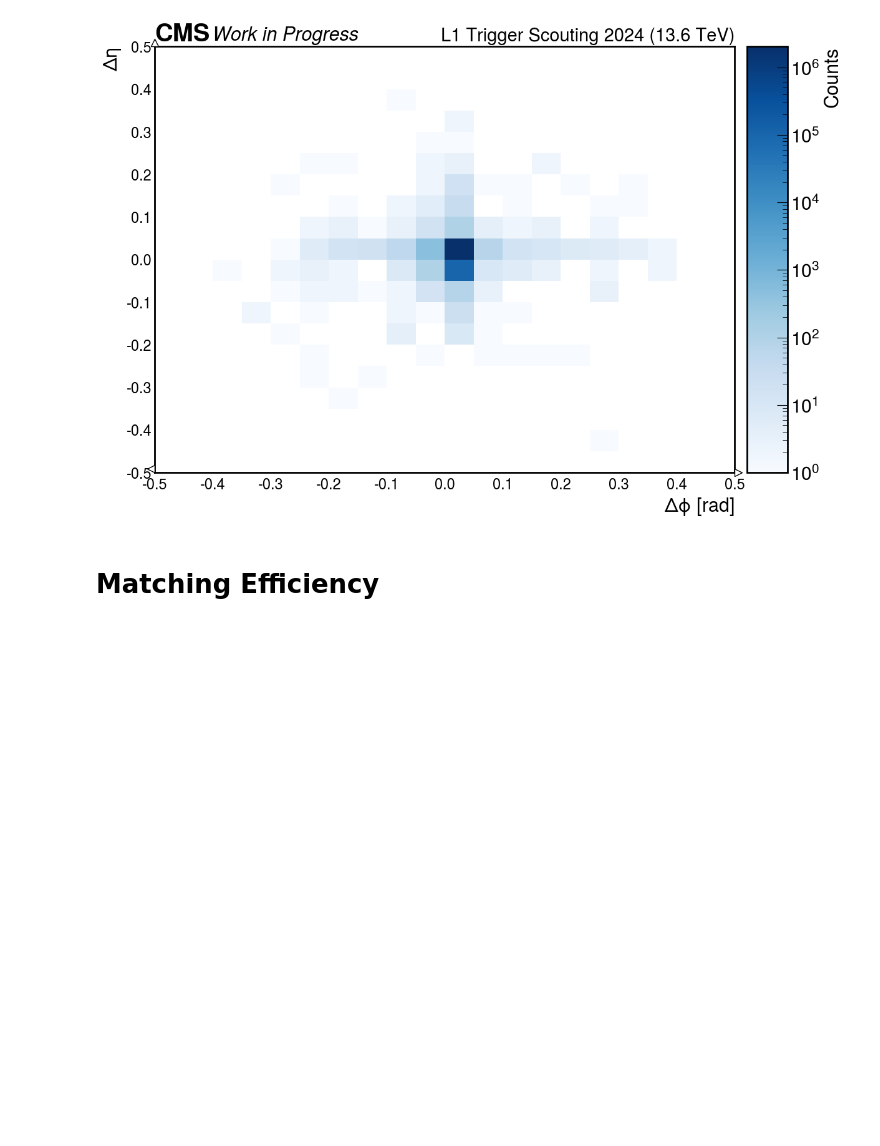
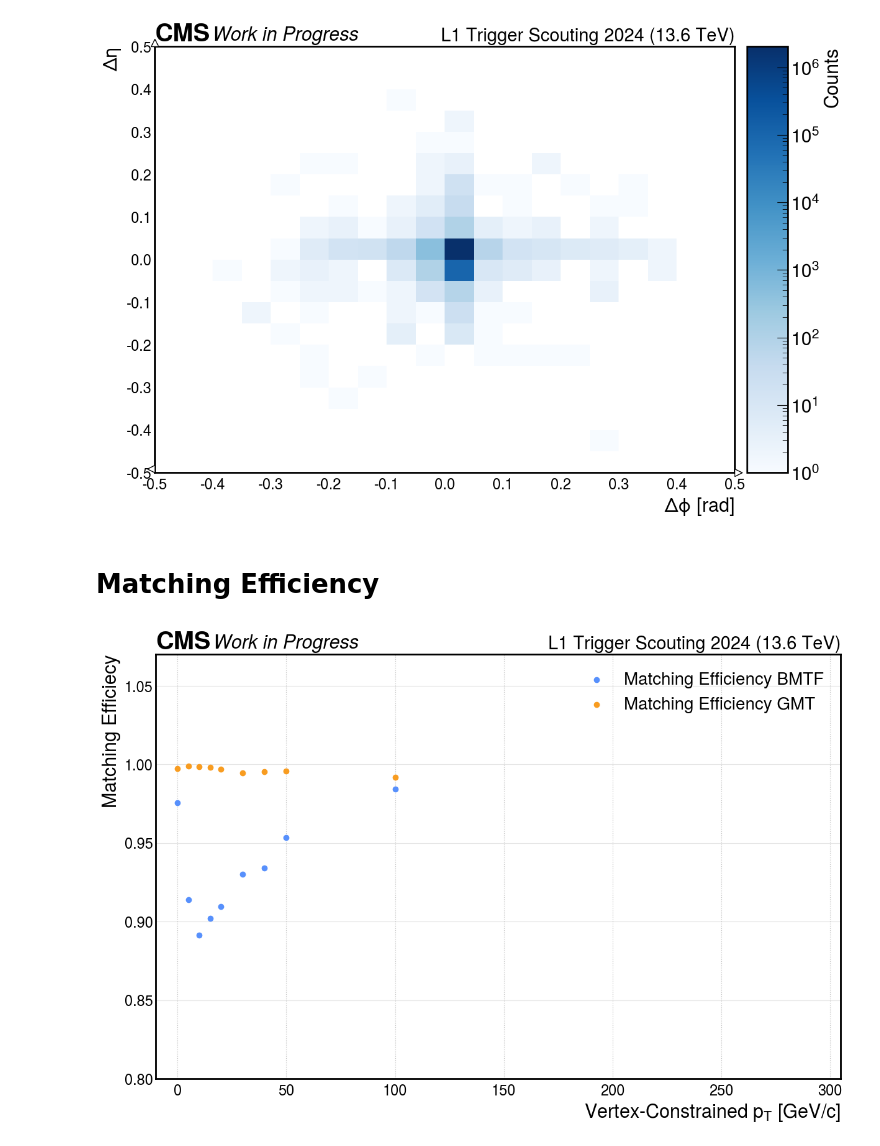
Before and after one commit to francescoreschio/Tesi-Triennale, a Jupyter notebook: Codice/DeltaRDef.ipynb, the cells around one changed output. Cells and saved outputs as stored; diff of their text form; code cells hidden in the pictures; blank space fills up the shorter version.

```diff
--- a/Codice/DeltaRDef.ipynb
+++ b/Codice/DeltaRDef.ipynb
@@ -524,3 +508,27 @@ plt.show()
 [figure]
 # %% [markdown]
 # Matching Efficiency
+# %%
+fig, ax = plt.subplots(figsize=(12, 8), constrained_layout=True)
+set_label_font(ax, FONTSIZE)
+set_tick_font(ax, FONTSIZE-2)
+draw_grid(ax, axis="y")
+draw_cms_label(ax, fontsize=FONTSIZE, label="Work in Progress", rlabel="L1 Trigger Scouting 2024 (13.6 TeV)")
+
+plt.scatter(bins[:-1], BMTFMatchingEfficiencyPt[:-1], label="Matching Efficiency BMTF")
+plt.scatter(bins[:-1], GMTMatchingEfficiencyPt[:-1], label="Matching Efficiency GMT")
+
+ax.set_ylim(0.8, 1.07)
+ax.set_xlim(-10, 305)
+
+
+ax.set_xlabel(r'Vertex-Constrained $p_T$ [GeV/c]')
+ax.set_ylabel('Matching Efficiecy')
+ax.grid(True)
+ax.legend(fontsize = 20)
+
+ax.tick_params(axis='both', which='both', length=0, labelsize = FONTSIZE - 5)
+
+plt.show()
+# %% [output]
+[figure, added]
```
Also changed, not shown: parts of 5 cells of this notebook, 11 other files.
